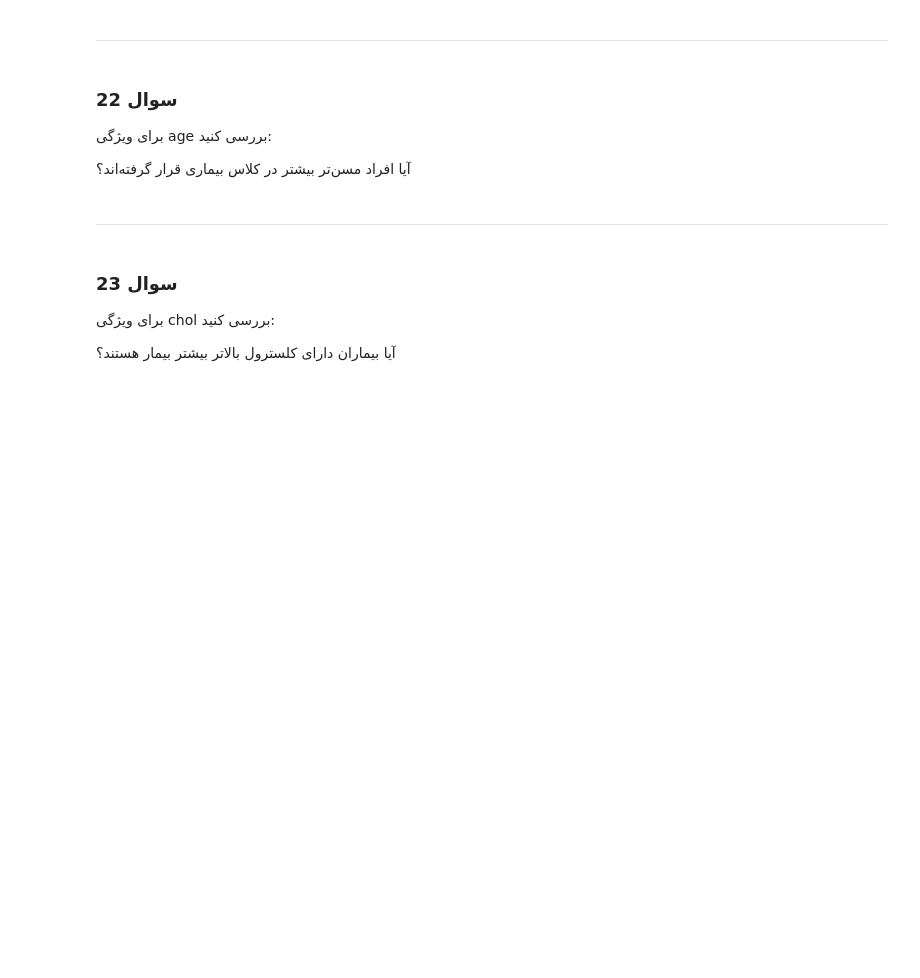
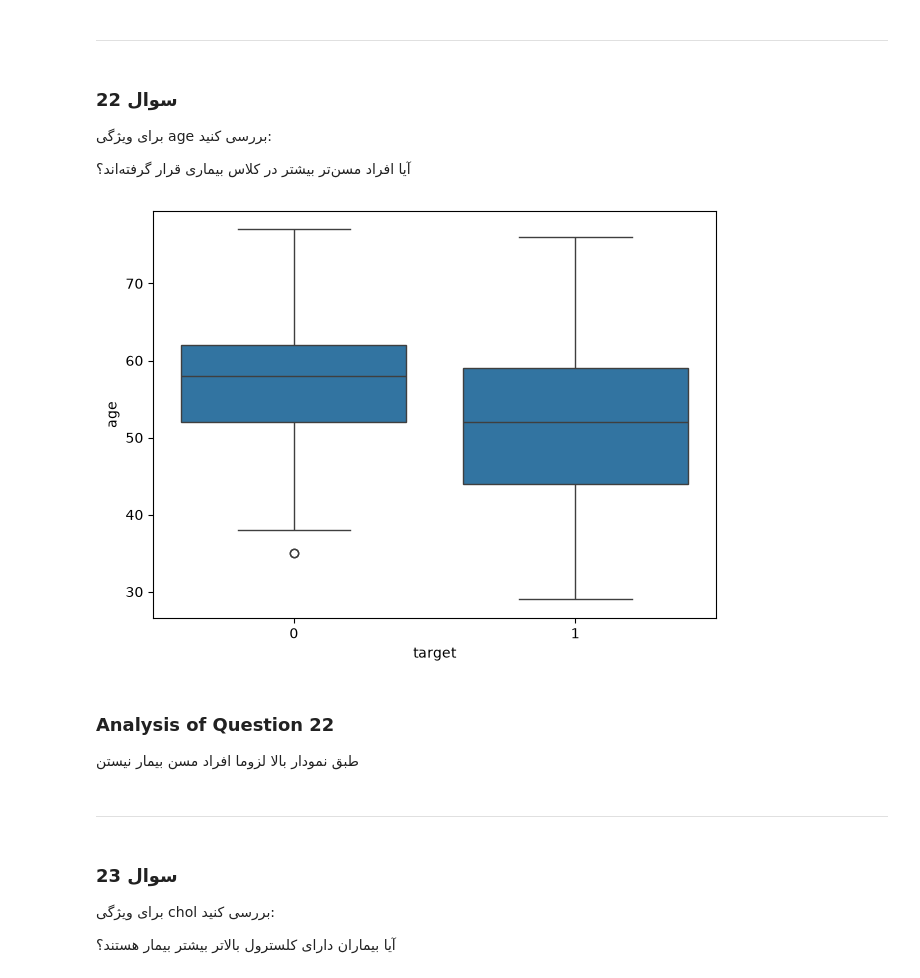
Before and after one commit to MehradAmiresmi/Data-Mining-Answer, a Jupyter notebook: task_1/001_data_understanding.ipynb, the cells around one changed output. Cells and saved outputs as stored; diff of their text form; code cells hidden in the pictures; blank space fills up the shorter version.

```diff
--- a/task_1/001_data_understanding.ipynb
+++ b/task_1/001_data_understanding.ipynb
@@ -850,6 +850,17 @@ plt.show()
 برای ویژگی age بررسی کنید:
 
 آیا افراد مسن‌تر بیشتر در کلاس بیماری قرار گرفته‌اند؟
+# %%
+
+sns.boxplot(df,y="age",x="target")
+plt.tight_layout()
+plt.show()
+# %% [output]
+[figure, added]
+# %% [markdown]
+### Analysis of Question 22
+
+ طبق نمودار بالا لزوما افراد مسن بیمار نیستن
 # %% [markdown]
 
 ---
```
Also changed, not shown: parts of 9 cells of this notebook.
